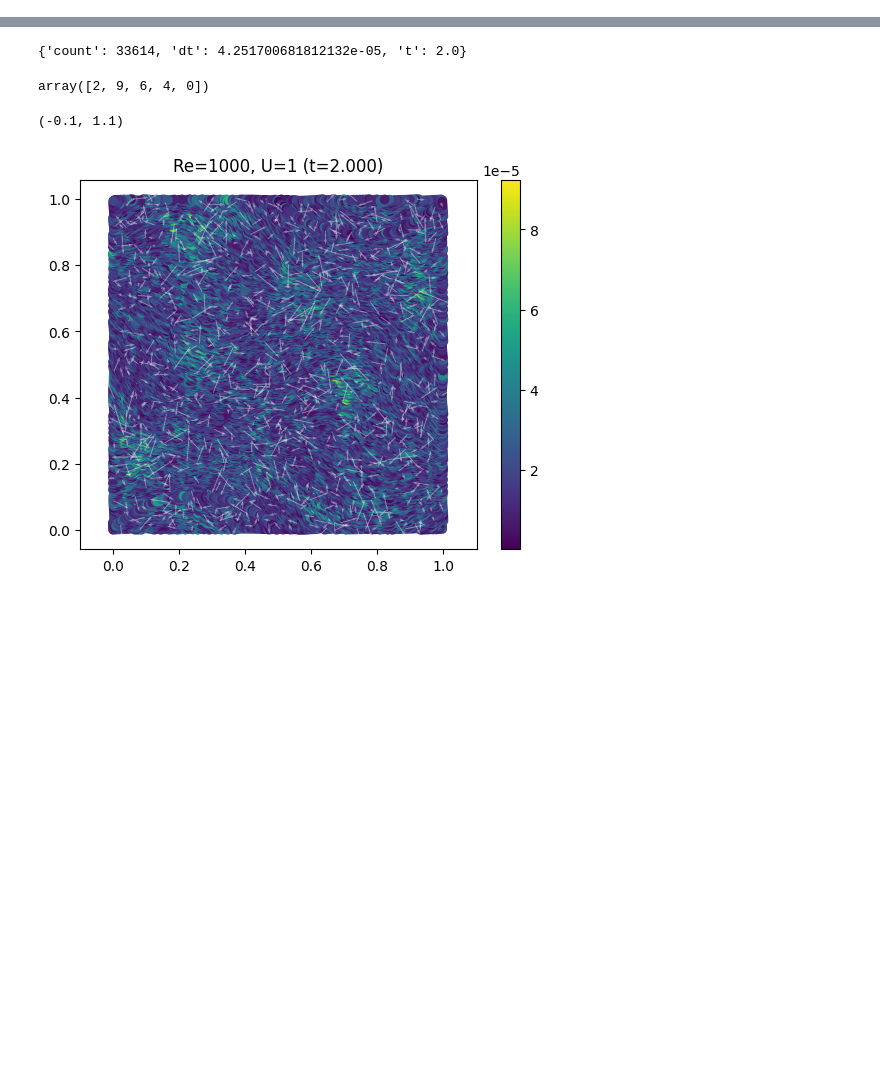
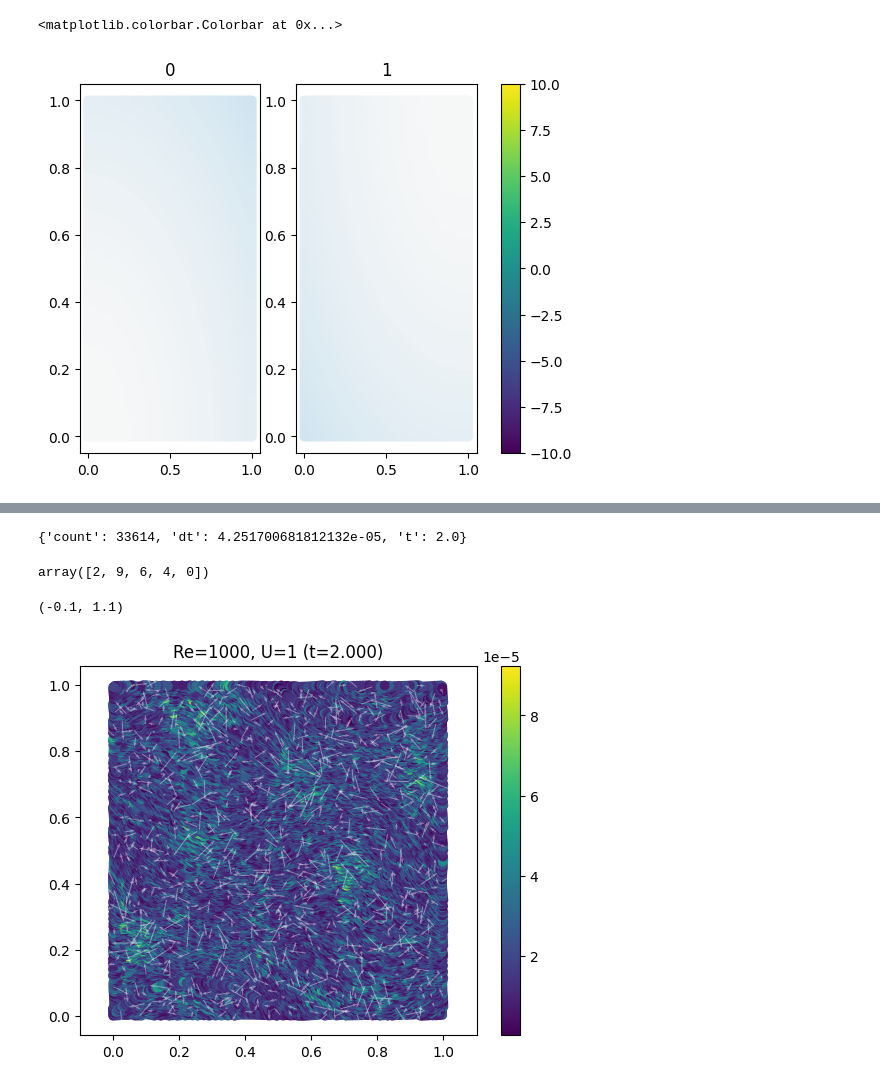
Before and after one commit to Prajwal-Prathiksh/ddp-thesis, a Jupyter notebook: junk.ipynb, the cells around one changed output, grey strips where cells are left out. Cells and saved outputs as stored; diff of their text form; code cells hidden in the pictures; blank space fills up the shorter version.

Commit message:
Add prop plots

```diff
--- a/junk.ipynb
+++ b/junk.ipynb
@@ -6,0 +9,17 @@ from pprint import pprint
+# %%
+_x = np.linspace(0, 1, 100)
+x, y = np.meshgrid(_x, _x)
+p1 = x**2 + y**2
+p2 = (x-1)**2 + (y-1)**2
+# %%
+fig, axes = plt.subplots(1, 2)
+cmap=cm.get_cmap('RdBu')
+normalizer=Normalize(-10,10)
+im=cm.ScalarMappable(norm=normalizer)
+for i, ax in enumerate(axes):
+    ax.scatter(x, y, c=p1 if i == 0 else p2, cmap=cmap, norm=normalizer)
+    ax.set_title(str(i))
+fig.colorbar(im, ax=axes.ravel().tolist())
+# %% [output]
+<matplotlib.colorbar.Colorbar at 0x...>
+[figure, added]
```
Also changed, not shown: parts of 2 cells of this notebook, 17 other files.
